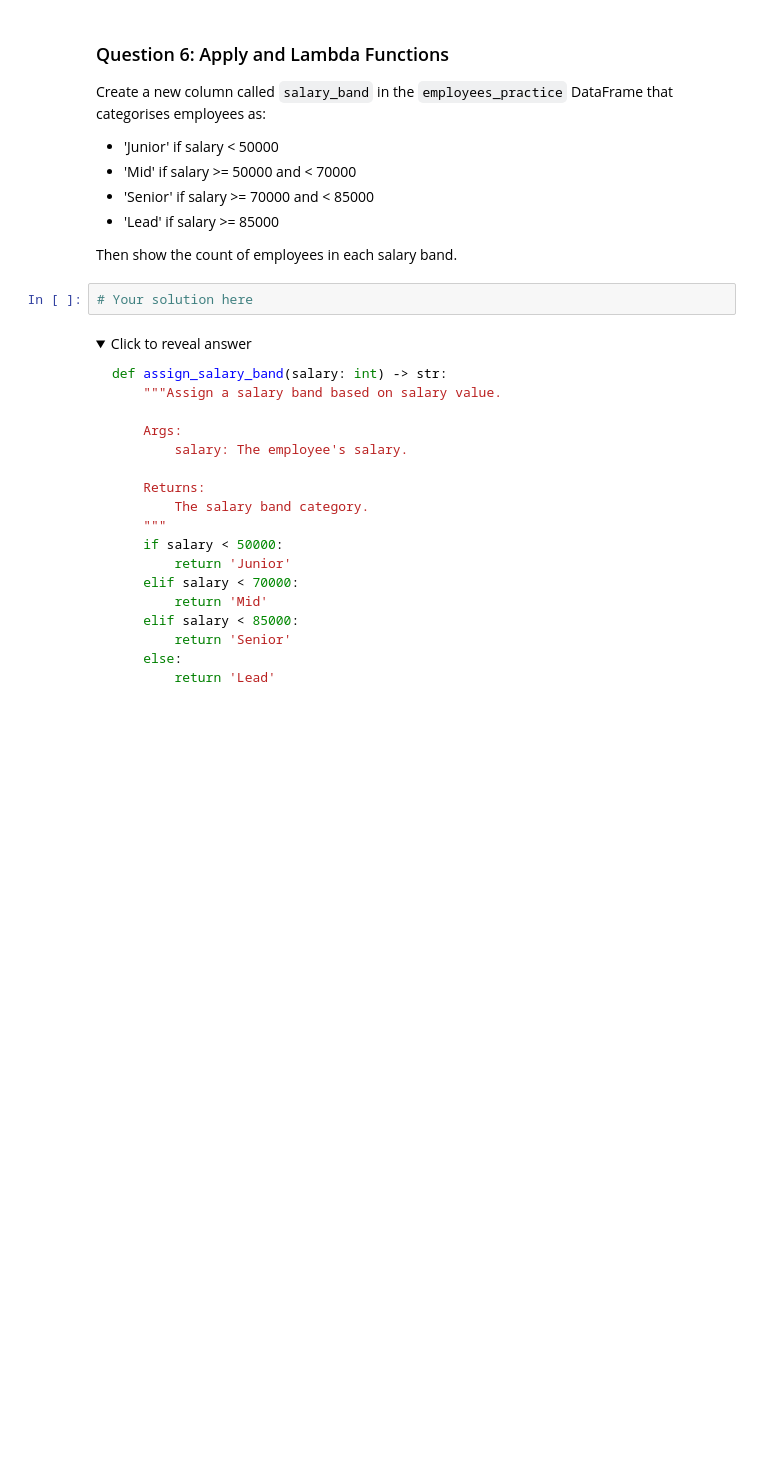
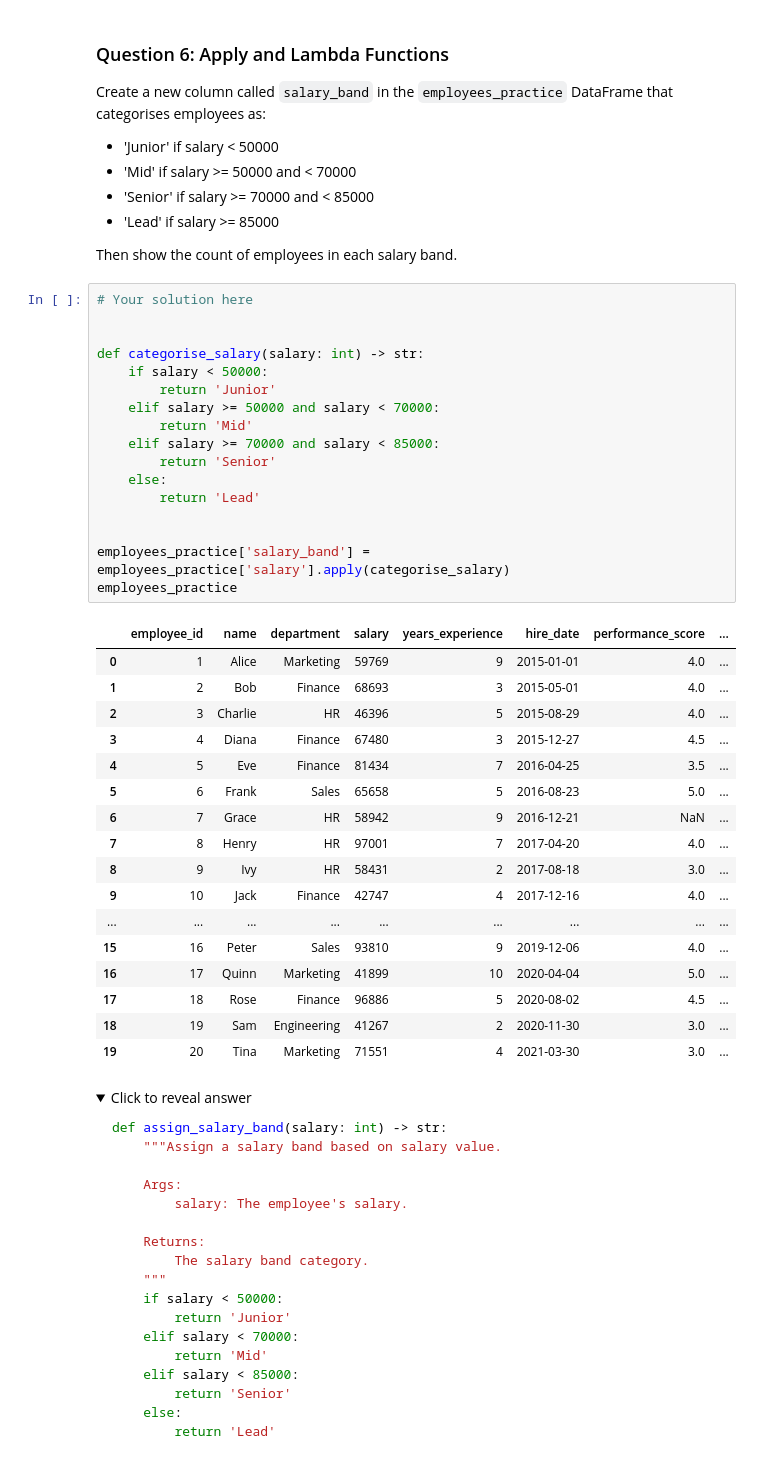
Before and after one commit to BrianIsaac/interview-crash-course, a Jupyter notebook: 01_pandas_crash_course.ipynb, the cells around one changed output. Cells and saved outputs as stored; diff of their text form; folded sections open; blank space fills up the shorter version.

```diff
--- a/01_pandas_crash_course.ipynb
+++ b/01_pandas_crash_course.ipynb
@@ -839,8 +1566,41 @@ Create a new column called `salary_band` in the `employees_practice` DataFrame t
 - 'Lead' if salary >= 85000
 
 Then show the count of employees in each salary band.
-# %%
-# Your solution here
+# %%
+# Your solution here
+
+
+def categorise_salary(salary: int) -> str:
+    if salary < 50000:
+        return 'Junior'
+    elif salary >= 50000 and salary < 70000:
+        return 'Mid'
+    elif salary >= 70000 and salary < 85000:
+        return 'Senior'
+    else:
+        return 'Lead'
+
+
+employees_practice['salary_band'] = employees_practice['salary'].apply(categorise_salary)
+employees_practice
+# %% [output]
+|  | employee_id | name | department | salary | years_experience | hire_date | performance_score | ... |
+| 0 | 1 | Alice | Marketing | 59769 | 9 | 2015-01-01 | 4.0 | ... |
+| 1 | 2 | Bob | Finance | 68693 | 3 | 2015-05-01 | 4.0 | ... |
+| 2 | 3 | Charlie | HR | 46396 | 5 | 2015-08-29 | 4.0 | ... |
+| 3 | 4 | Diana | Finance | 67480 | 3 | 2015-12-27 | 4.5 | ... |
+| 4 | 5 | Eve | Finance | 81434 | 7 | 2016-04-25 | 3.5 | ... |
+| 5 | 6 | Frank | Sales | 65658 | 5 | 2016-08-23 | 5.0 | ... |
+| 6 | 7 | Grace | HR | 58942 | 9 | 2016-12-21 | NaN | ... |
+| 7 | 8 | Henry | HR | 97001 | 7 | 2017-04-20 | 4.0 | ... |
+| 8 | 9 | Ivy | HR | 58431 | 2 | 2017-08-18 | 3.0 | ... |
+| 9 | 10 | Jack | Finance | 42747 | 4 | 2017-12-16 | 4.0 | ... |
+| ... | ... | ... | ... | ... | ... | ... | ... | ... |
+| 15 | 16 | Peter | Sales | 93810 | 9 | 2019-12-06 | 4.0 | ... |
+| 16 | 17 | Quinn | Marketing | 41899 | 10 | 2020-04-04 | 5.0 | ... |
+| 17 | 18 | Rose | Finance | 96886 | 5 | 2020-08-02 | 4.5 | ... |
+| 18 | 19 | Sam | Engineering | 41267 | 2 | 2020-11-30 | 3.0 | ... |
+| 19 | 20 | Tina | Marketing | 71551 | 4 | 2021-03-30 | 3.0 | ... |
 # %% [markdown]
 <details>
 <summary>Click to reveal answer</summary>
```
Also changed, not shown: parts of 100 cells of this notebook, 13 other files.
